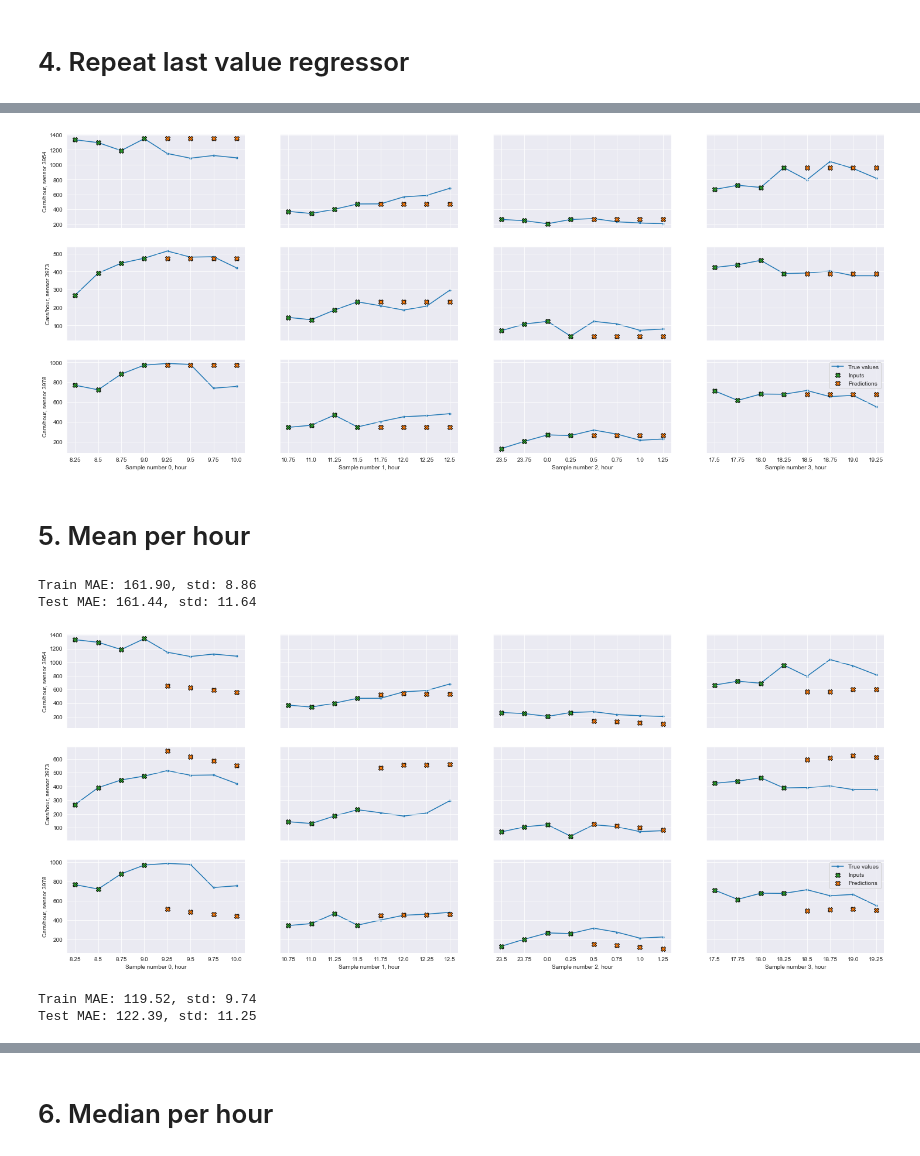
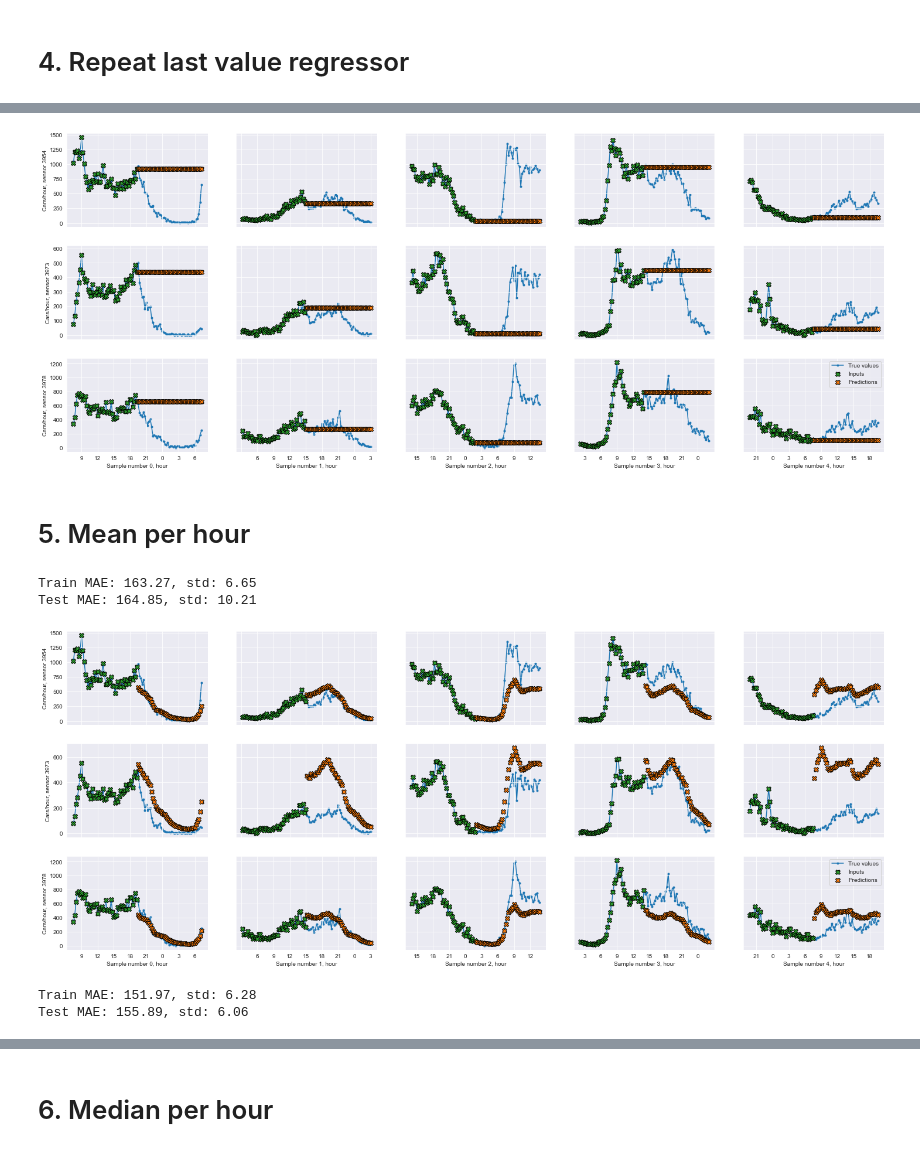
Before and after one commit to elena-sg/madrid-traffic, a Jupyter notebook: notebooks/04-baseline-models.ipynb, the cells around one changed output, grey strips where cells are left out. Cells and saved outputs as stored; diff of their text form; code cells hidden in the pictures.

```diff
--- a/notebooks/04-baseline-models.ipynb
+++ b/notebooks/04-baseline-models.ipynb
@@ -52,7 +50,10 @@ test_data = npzDataset(dataset_name, "test", n_points)
 
 train_x = train_data.x
 train_y = train_data.y
+
+test_x = test_data.x
+test_y = test_data.y
 # %%
-random_samples = choices(range(train_x.shape[0]), k=5)
+random_samples = choices(range(test_x.shape[0]), k=5)
 random_samples
 # %% [output]
@@ -60,5 +61,3 @@ random_samples
-# %%
-random_samples = [1936, 17977, 19114, 10526, 7173]
 # %% [markdown]
 # 1. Mean regressor
 # %%
@@ -118,30 +117,29 @@ Test MAE: 68.12, std: 7.58
 # %%
-plot_predictions(train_x, train_y, random_samples, predictions, data_dict["ids_list"], data_dict["seq_len"])
+plot_predictions(estimator, train_x, train_y, random_samples, data_dict["ids_list"], data_dict["seq_len"])
 # %% [output]
-[figure, old version]
+[figure, new version]
 # %% [markdown]
 # 5. Mean per hour
 # %%
-train_losses, test_losses, predictions = timeseries_cv(DaytimeRegressor("mean"), train_x[:, :, :, [0, 1]], train_y, predict=random_samples)
+estimator, train_losses, test_losses = timeseries_cv(DaytimeRegressor("mean"), train_x[:, :, :, [0, 1]], train_y)
 mean_train_loss = np.mean(train_losses)
 mean_test_loss = np.mean(test_losses)
 print(f"Train MAE: {mean_train_loss:.2f}, std: {np.std(train_losses):.2f}")
 print(f"Test MAE: {mean_test_loss:.2f}, std: {np.std(test_losses):.2f}")
 # %% [output]
-Train MAE: 161.90, std: 8.86
-Test MAE: 161.44, std: 11.64
+Train MAE: 163.27, std: 6.65
+Test MAE: 164.85, std: 10.21
 # %%
-plot_predictions(train_x, train_y, random_samples, predictions, data_dict["ids_list"], data_dict["seq_len"])
+plot_predictions(estimator, train_x, train_y, random_samples, data_dict["ids_list"], data_dict["seq_len"])
 # %% [output]
-[figure, old version]
+[figure, new version]
 # %%
-train_losses, test_losses, predictions = timeseries_cv(DaytimeRegressor("mean", by_working_day=True), train_x[:, :, :, [0, 1, 2]], train_y,
-                                                       predict=random_samples)
+estimator, train_losses, test_losses = timeseries_cv(DaytimeRegressor("mean", by_working_day=True), train_x[:, :, :, [0, 1, 2]], train_y)
 mean_train_loss = np.mean(train_losses)
 mean_test_loss = np.mean(test_losses)
 print(f"Train MAE: {mean_train_loss:.2f}, std: {np.std(train_losses):.2f}")
 print(f"Test MAE: {mean_test_loss:.2f}, std: {np.std(test_losses):.2f}")
 # %% [output]
-Train MAE: 119.52, std: 9.74
-Test MAE: 122.39, std: 11.25
+Train MAE: 151.97, std: 6.28
+Test MAE: 155.89, std: 6.06
 # %%
```
Also changed, not shown: parts of 37 cells of this notebook, 6 other files.
